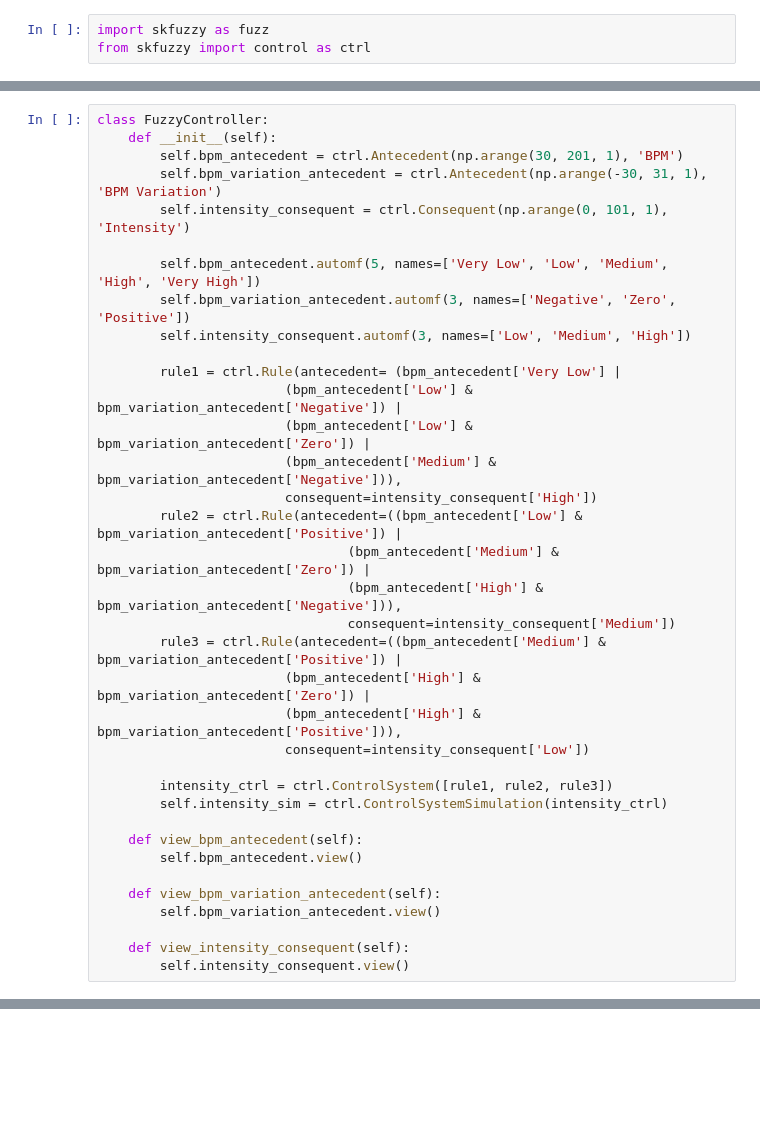
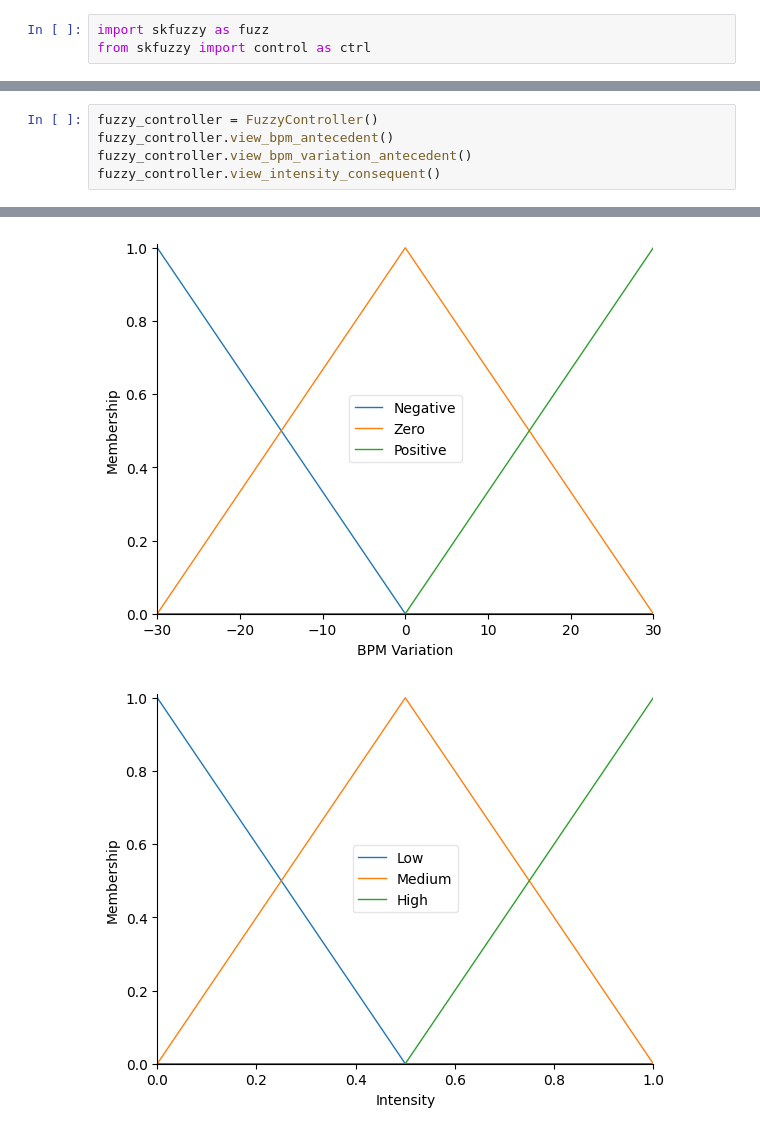
Before and after one commit to dahermar/TFM-Music-Recommendation-System, a Jupyter notebook: System/energy_calculator.ipynb, the cells around one changed output, grey strips where cells are left out. Drawn from its saved outputs; the diff is of its cells as text; blank space fills up the shorter version.

Commit message:
Final system + data generator + energy calculator and hybrid system changes

```diff
--- a/System/energy_calculator.ipynb
+++ b/System/energy_calculator.ipynb
@@ -129,36 +38,0 @@ np.float64(75.45998530595496)
-# %%
-class FuzzyController:
-    def __init__(self):
-        self.bpm_antecedent = ctrl.Antecedent(np.arange(30, 201, 1), 'BPM')
-        self.bpm_variation_antecedent = ctrl.Antecedent(np.arange(-30, 31, 1), 'BPM Variation')
-        self.intensity_consequent = ctrl.Consequent(np.arange(0, 101, 1), 'Intensity')
-
-        self.bpm_antecedent.automf(5, names=['Very Low', 'Low', 'Medium', 'High', 'Very High'])
-        self.bpm_variation_antecedent.automf(3, names=['Negative', 'Zero', 'Positive'])
-        self.intensity_consequent.automf(3, names=['Low', 'Medium', 'High'])
-
-        rule1 = ctrl.Rule(antecedent= (bpm_antecedent['Very Low'] |
-                        (bpm_antecedent['Low'] & bpm_variation_antecedent['Negative']) |
-                        (bpm_antecedent['Low'] & bpm_variation_antecedent['Zero']) |
-                        (bpm_antecedent['Medium'] & bpm_variation_antecedent['Negative'])),
-                        consequent=intensity_consequent['High'])
-        rule2 = ctrl.Rule(antecedent=((bpm_antecedent['Low'] & bpm_variation_antecedent['Positive']) |
-                                (bpm_antecedent['Medium'] & bpm_variation_antecedent['Zero']) |
-                                (bpm_antecedent['High'] & bpm_variation_antecedent['Negative'])),
-                                consequent=intensity_consequent['Medium'])
-        rule3 = ctrl.Rule(antecedent=((bpm_antecedent['Medium'] & bpm_variation_antecedent['Positive']) |
-                        (bpm_antecedent['High'] & bpm_variation_antecedent['Zero']) |
-                        (bpm_antecedent['High'] & bpm_variation_antecedent['Positive'])),
-                        consequent=intensity_consequent['Low'])
-
-        intensity_ctrl = ctrl.ControlSystem([rule1, rule2, rule3])
-        self.intensity_sim = ctrl.ControlSystemSimulation(intensity_ctrl)
-
-    def view_bpm_antecedent(self):
-        self.bpm_antecedent.view()
-
-    def view_bpm_variation_antecedent(self):
-        self.bpm_variation_antecedent.view()
-
-    def view_intensity_consequent(self):
-        self.intensity_consequent.view()
@@ -315,0 +88,6 @@ np.float64(82.71729537997807)
+# %%
+fuzzy_controller = FuzzyController()
+fuzzy_controller.view_bpm_antecedent()
+fuzzy_controller.view_bpm_variation_antecedent()
+fuzzy_controller.view_intensity_consequent()
+# %% [output]
@@ -315,0 +95,2 @@ np.float64(82.71729537997807)
+[figure, added]
+[figure, added]
```
Also changed, not shown: parts of 46 cells of this notebook, 3 other files.
